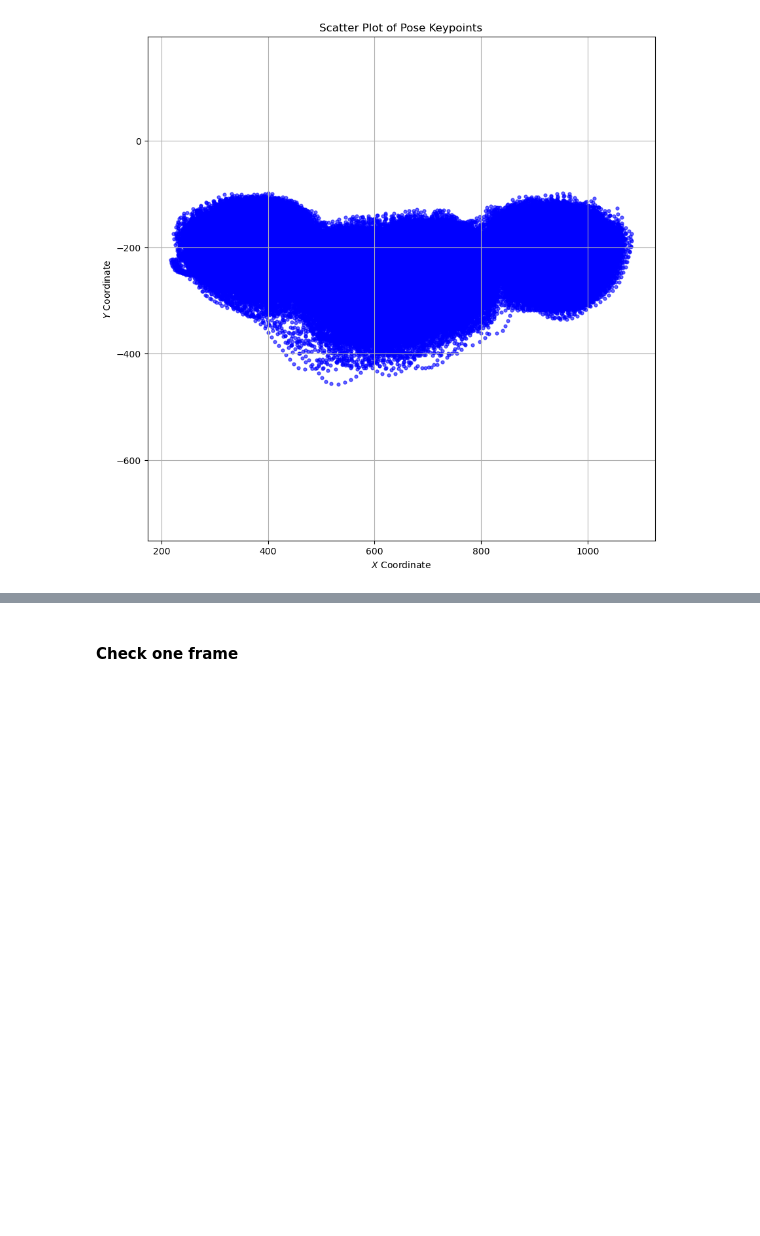
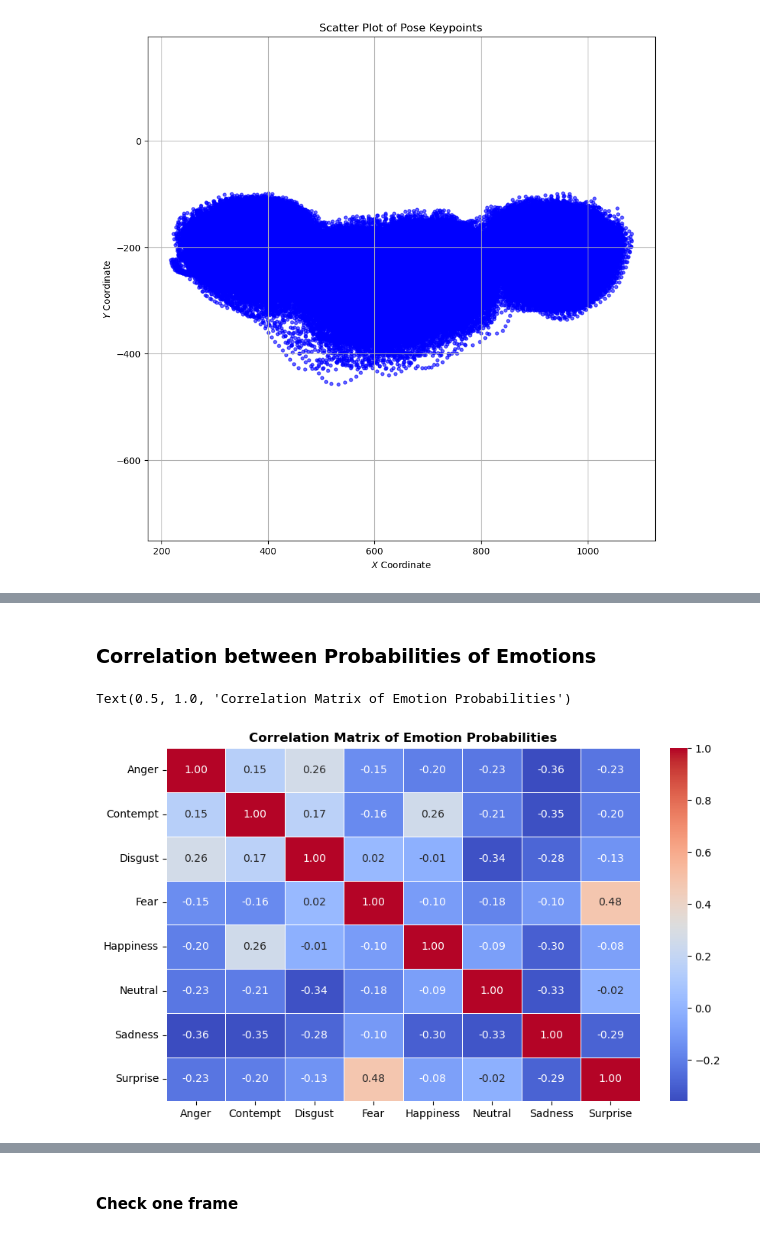
Before and after one commit to Dinisas/Big-Data, a Jupyter notebook: project_eda_visual.ipynb, the cells around one changed output, grey strips where cells are left out. Saved outputs shown, nothing was run; the diff lists cells and outputs as text; code cells hidden in the pictures; blank space fills up the shorter version.

```diff
--- a/project_eda_visual.ipynb
+++ b/project_eda_visual.ipynb
@@ -471,0 +504,14 @@ plt.grid(True)
+# %% [markdown]
+### Correlation between Probabilities of Emotions
+# %%
+#create data frame with all probabilities for each emotion
+
+probs_df = pd.DataFrame(probs_all)
+corr = probs_df.corr()
+
+plt.figure(figsize=(10, 6))
+sns.heatmap(corr, annot=True, cmap='coolwarm', fmt=".2f", linewidths=0.5)
+plt.title('Correlation Matrix of Emotion Probabilities', fontweight='bold')
+# %% [output]
+Text(0.5, 1.0, 'Correlation Matrix of Emotion Probabilities')
+[figure, added]
```
Also changed, not shown: parts of 10 cells of this notebook.
